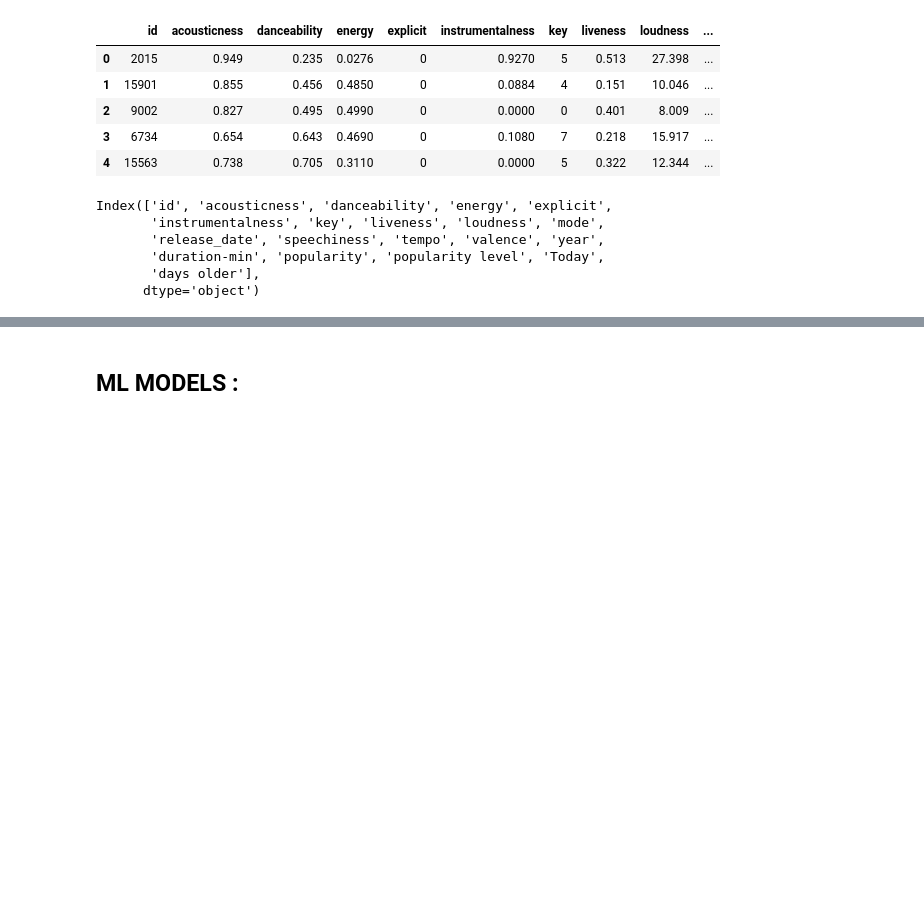
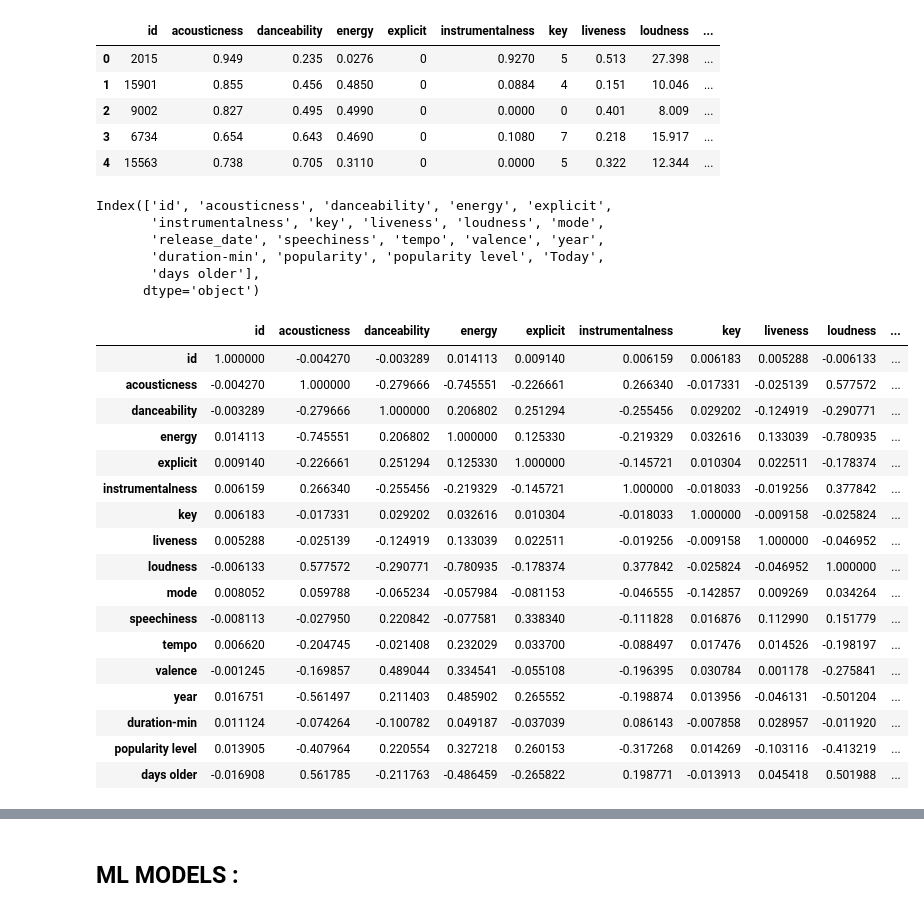
Before and after one commit to sumandutta8877/DATA-Analytics, a Jupyter notebook: DA_classification.ipynb, the cells around one changed output, grey strips where cells are left out. Drawn from its saved outputs; the diff is of its cells as text; code cells hidden in the pictures; blank space fills up the shorter version.

```diff
--- a/DA_classification.ipynb
+++ b/DA_classification.ipynb
@@ -114,6 +102,27 @@ Index(['id', 'acousticness', 'danceability', 'energy', 'explicit',
 # %%
 X = df1.drop(columns=['id','release_date','popularity', 'popularity level','Today'])
 y = df1['popularity level'].values.ravel()
+# %%
+df1.corr()
+# %% [output]
+|  | id | acousticness | danceability | energy | explicit | instrumentalness | key | liveness | loudness | ... |
+| id | 1.000000 | -0.004270 | -0.003289 | 0.014113 | 0.009140 | 0.006159 | 0.006183 | 0.005288 | -0.006133 | ... |
+| acousticness | -0.004270 | 1.000000 | -0.279666 | -0.745551 | -0.226661 | 0.266340 | -0.017331 | -0.025139 | 0.577572 | ... |
+| danceability | -0.003289 | -0.279666 | 1.000000 | 0.206802 | 0.251294 | -0.255456 | 0.029202 | -0.124919 | -0.290771 | ... |
+| energy | 0.014113 | -0.745551 | 0.206802 | 1.000000 | 0.125330 | -0.219329 | 0.032616 | 0.133039 | -0.780935 | ... |
+| explicit | 0.009140 | -0.226661 | 0.251294 | 0.125330 | 1.000000 | -0.145721 | 0.010304 | 0.022511 | -0.178374 | ... |
+| instrumentalness | 0.006159 | 0.266340 | -0.255456 | -0.219329 | -0.145721 | 1.000000 | -0.018033 | -0.019256 | 0.377842 | ... |
+| key | 0.006183 | -0.017331 | 0.029202 | 0.032616 | 0.010304 | -0.018033 | 1.000000 | -0.009158 | -0.025824 | ... |
+| liveness | 0.005288 | -0.025139 | -0.124919 | 0.133039 | 0.022511 | -0.019256 | -0.009158 | 1.000000 | -0.046952 | ... |
+| loudness | -0.006133 | 0.577572 | -0.290771 | -0.780935 | -0.178374 | 0.377842 | -0.025824 | -0.046952 | 1.000000 | ... |
+| mode | 0.008052 | 0.059788 | -0.065234 | -0.057984 | -0.081153 | -0.046555 | -0.142857 | 0.009269 | 0.034264 | ... |
+| speechiness | -0.008113 | -0.027950 | 0.220842 | -0.077581 | 0.338340 | -0.111828 | 0.016876 | 0.112990 | 0.151779 | ... |
+| tempo | 0.006620 | -0.204745 | -0.021408 | 0.232029 | 0.033700 | -0.088497 | 0.017476 | 0.014526 | -0.198197 | ... |
+| valence | -0.001245 | -0.169857 | 0.489044 | 0.334541 | -0.055108 | -0.196395 | 0.030784 | 0.001178 | -0.275841 | ... |
+| year | 0.016751 | -0.561497 | 0.211403 | 0.485902 | 0.265552 | -0.198874 | 0.013956 | -0.046131 | -0.501204 | ... |
+| duration-min | 0.011124 | -0.074264 | -0.100782 | 0.049187 | -0.037039 | 0.086143 | -0.007858 | 0.028957 | -0.011920 | ... |
+| popularity level | 0.013905 | -0.407964 | 0.220554 | 0.327218 | 0.260153 | -0.317268 | 0.014269 | -0.103116 | -0.413219 | ... |
+| days older | -0.016908 | 0.561785 | -0.211763 | -0.486459 | -0.265822 | 0.198771 | -0.013913 | 0.045418 | 0.501988 | ... |
 # %%
 X_train, X_test, y_train, y_test = train_test_split(X, y, test_size=0.2, shuffle=True)
 # %%
```
Also changed, not shown: parts of 3 cells of this notebook.
